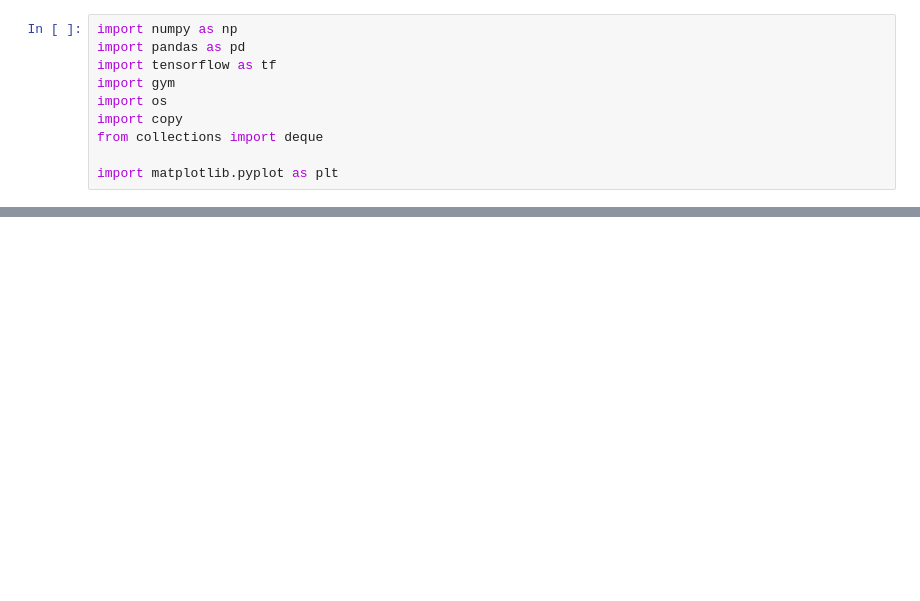
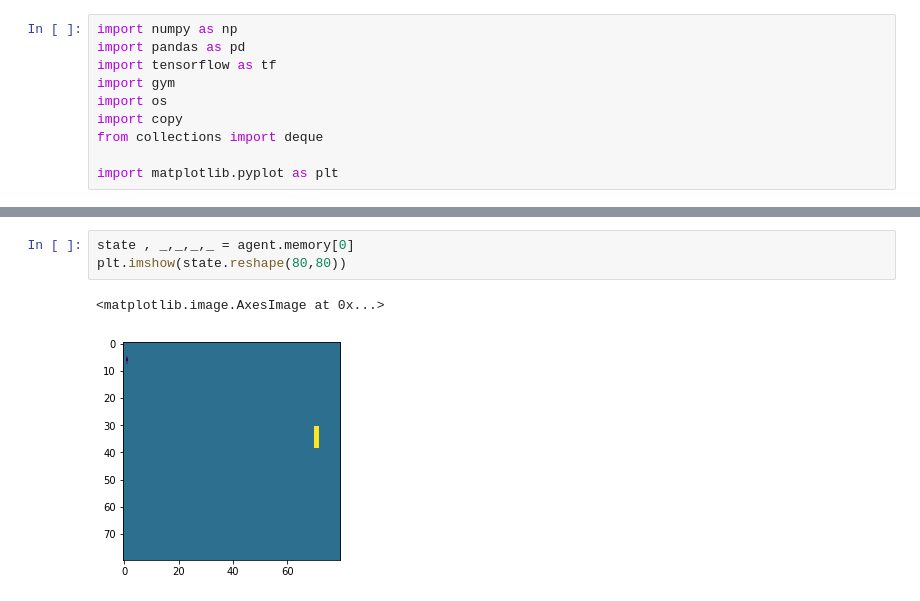
Before and after one commit to severinzhong/ML-study, a Jupyter notebook: DQN.ipynb, the cells around one changed output, grey strips where cells are left out. Cells and saved outputs as stored; diff of their text form; blank space fills up the shorter version.

```diff
--- a/DQN.ipynb
+++ b/DQN.ipynb
@@ -264,0 +409,6 @@ save history in ./history/DQN-MountainCar.csv success
+# %%
+state , _,_,_,_ = agent.memory[0]
+plt.imshow(state.reshape(80,80))
+# %% [output]
+<matplotlib.image.AxesImage at 0x...>
+[figure, added]
```
Also changed, not shown: parts of 25 cells of this notebook.
